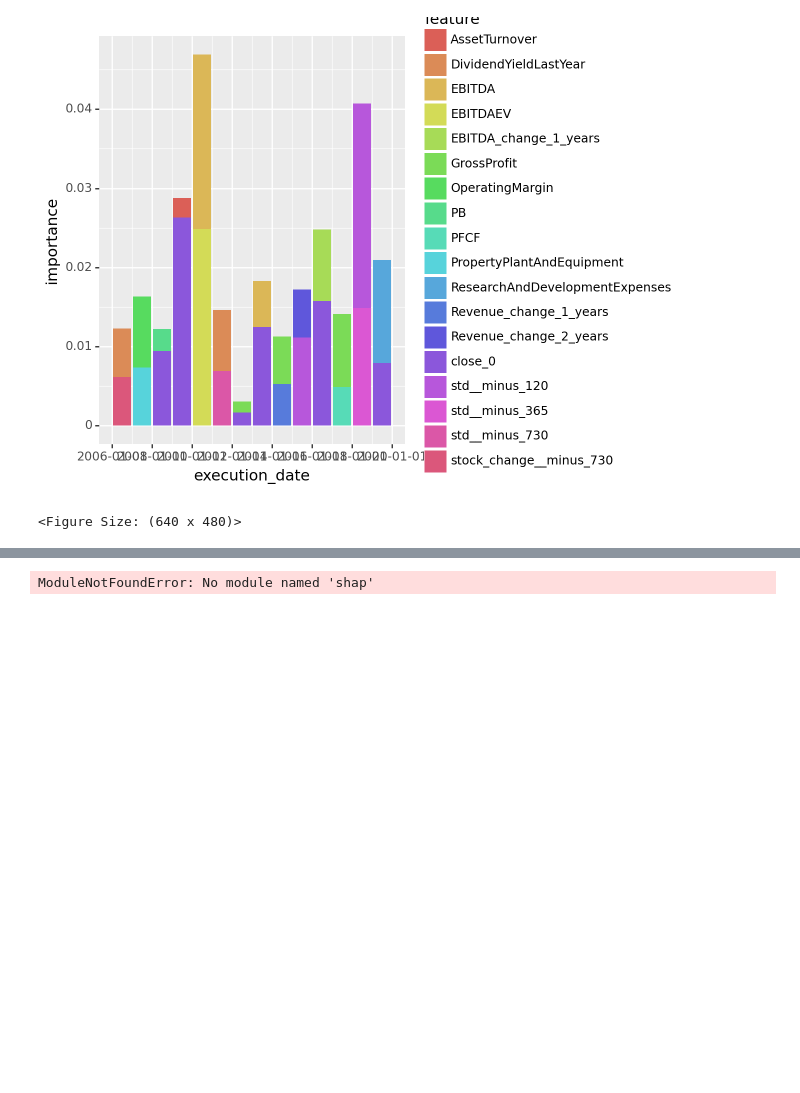
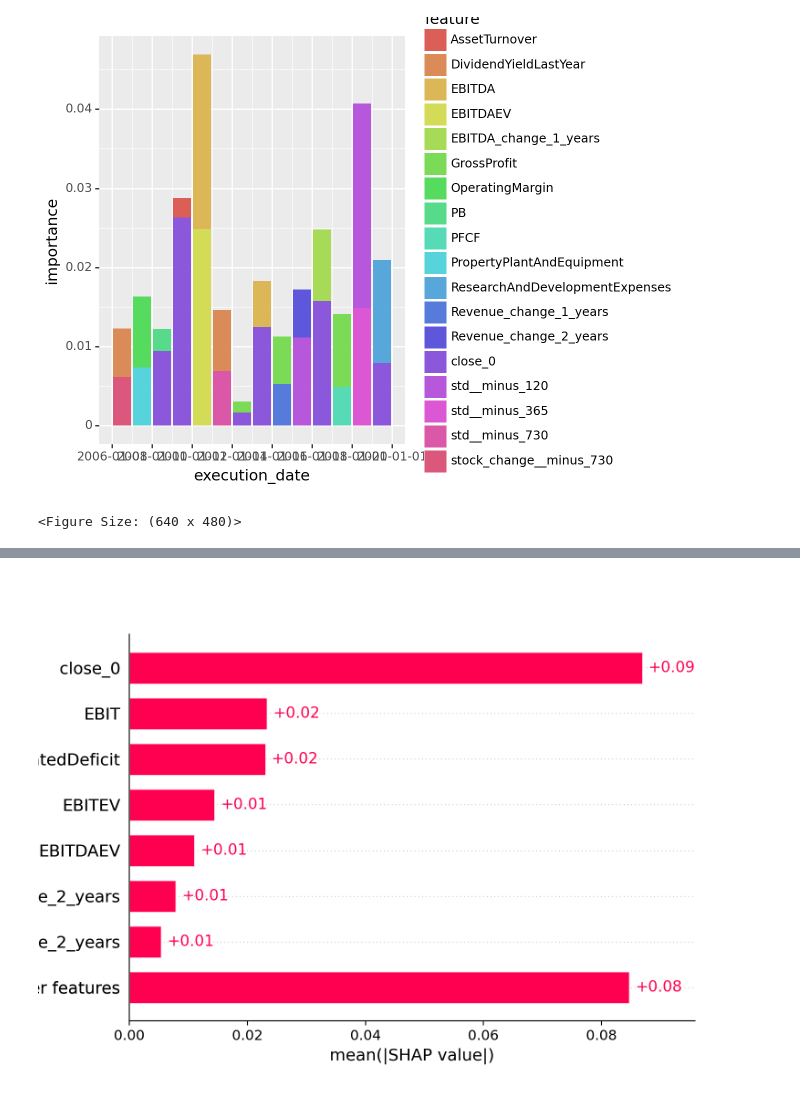
Before and after one commit to uhernando002/zrive-ds, a Jupyter notebook: src/module_5/module5.ipynb, the cells around one changed output, grey strips where cells are left out. Saved outputs shown, nothing was run; the diff lists cells and outputs as text; code cells hidden in the pictures; blank space fills up the shorter version.

Commit message:
Feature importance with SHAP

```diff
--- a/src/module_5/module5.ipynb
+++ b/src/module_5/module5.ipynb
@@ -587,8 +651,8 @@ import shap
 def get_shap_values(execution_date,ticker=None):
     date = np.datetime64(execution_date)
     model = all_models[date]
-    fn = model.feature_name()
     X_test = all_predicted_tickers[all_predicted_tickers['execution_date']==date]
+    fn = model.booster_.feature_name()
     if ticker is not None:
         X_test = X_test[X_test['Ticker']==ticker]
     X_test['Ticker'] = X_test['Ticker'].astype('category')
@@ -598,11 +662,11 @@ def get_shap_values(execution_date,ticker=None):
         shap_values = explainer(X_test[fn])
         shap_values = shap_values[:,:,1]
     else:
-        explainer = shap.Explainer(model)
+        explainer = shap.Explainer(model,X_test[fn])
         shap_values = explainer(X_test[fn])
     return shap_values
-# %% [output]
-ModuleNotFoundError: No module named 'shap'
 # %%
 sv = get_shap_values('2009-06-30T00:00:00.000000000')
-shap.plots.bar(sav,max_display=8)
+shap.plots.bar(sv,max_display=8)
+# %% [output]
+[figure, added]
```
Also changed, not shown: parts of 8 cells of this notebook, 1 other file.
